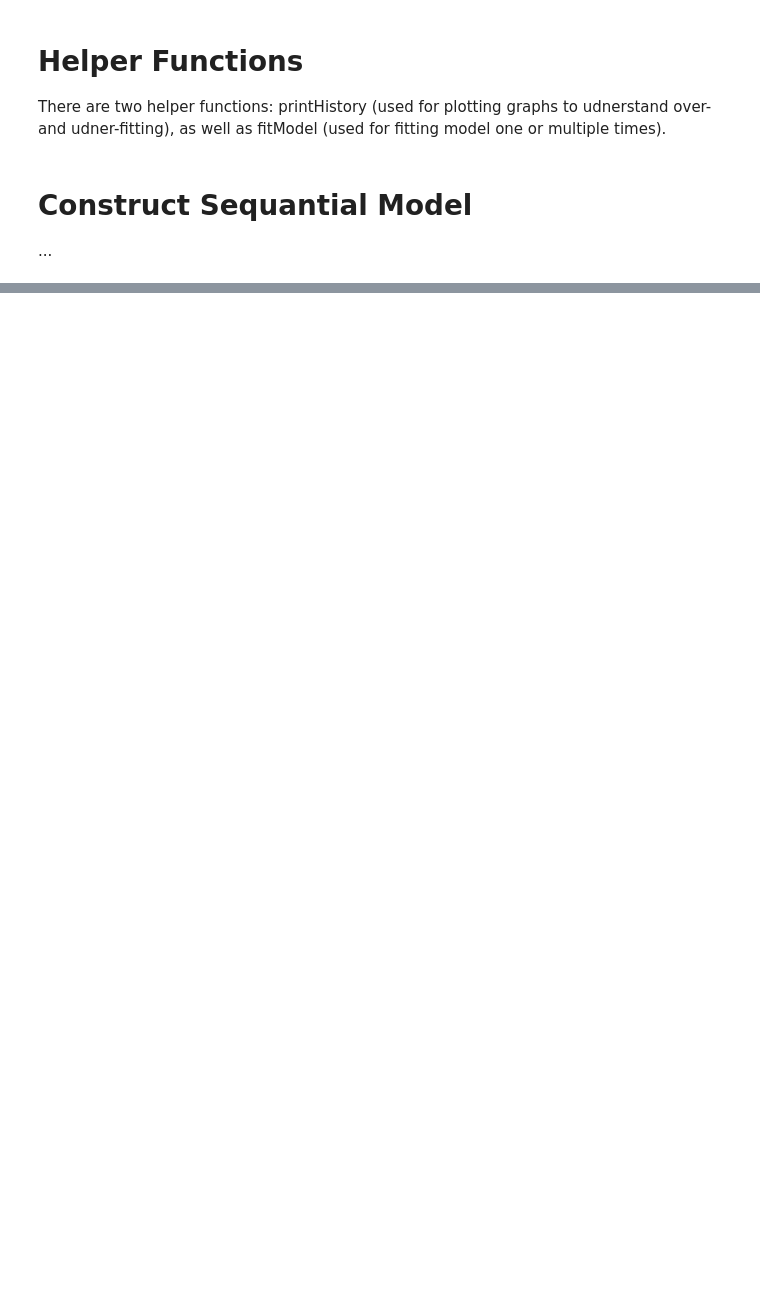
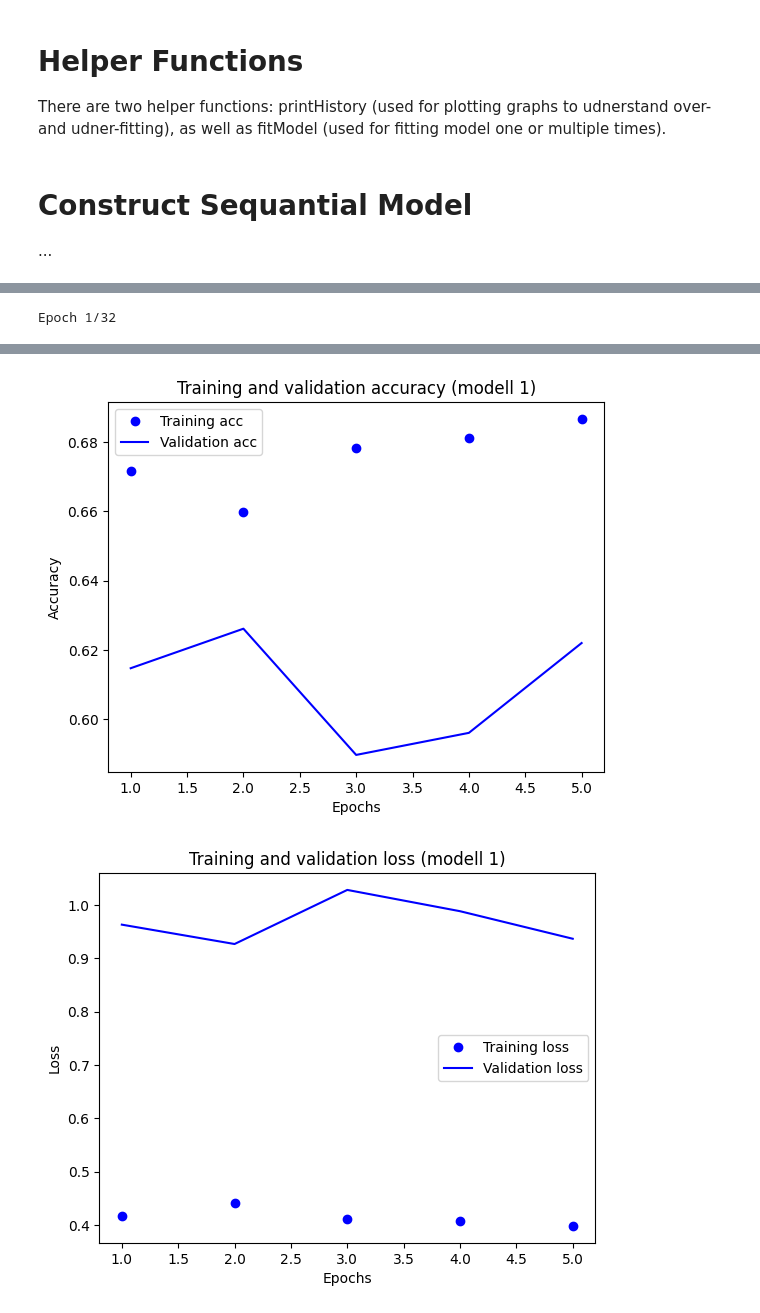
Before and after one commit to williamfridh/Vehicle-Classifying-and-Counting-Convolution-Neural-Networks-Onboard-Cost-Efficient-Microcontrollers, a Jupyter notebook: Model/model_0.ipynb, the cells around one changed output, grey strips where cells are left out. Cells and saved outputs as stored; diff of their text form; code cells hidden in the pictures; blank space fills up the shorter version.

```diff
--- a/Model/model_0.ipynb
+++ b/Model/model_0.ipynb
@@ -322,0 +345,3 @@ Epoch 16/16
+# %%
+fitModel(sequential_model, x_train, y_train, 32, True, dist_class_weight, 1, 64)
+# %% [output]
@@ -322,0 +350 @@ Epoch 16/16
+Epoch 1/32
@@ -322,0 +381,2 @@ Epoch 16/16
+[figure, added]
+[figure, added]
```
Also changed, not shown: parts of 24 cells of this notebook, 1 other file.
